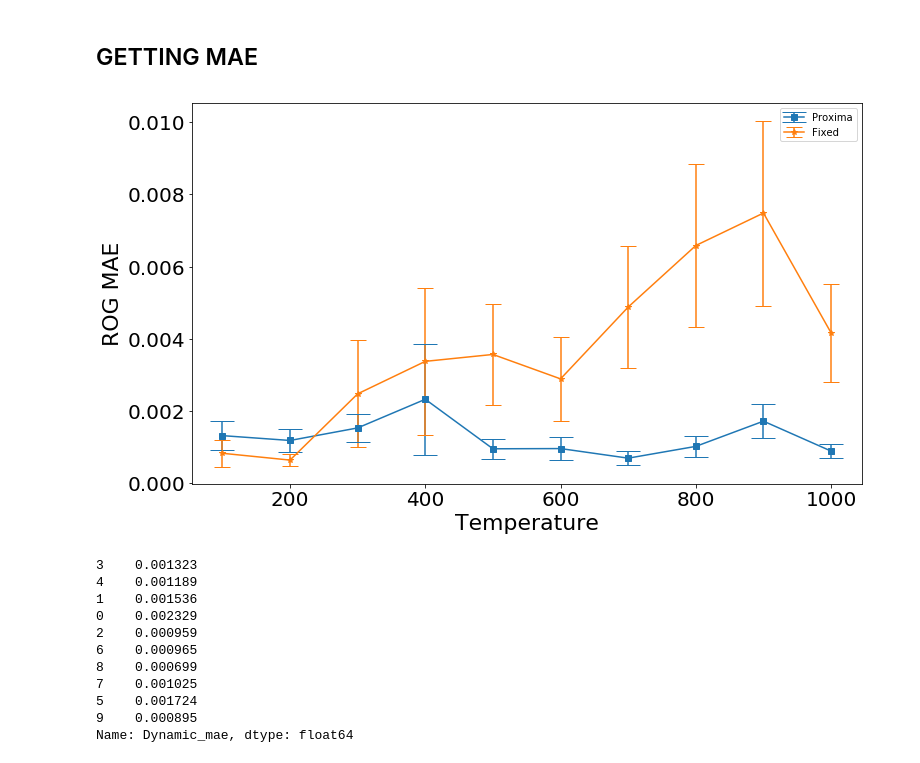
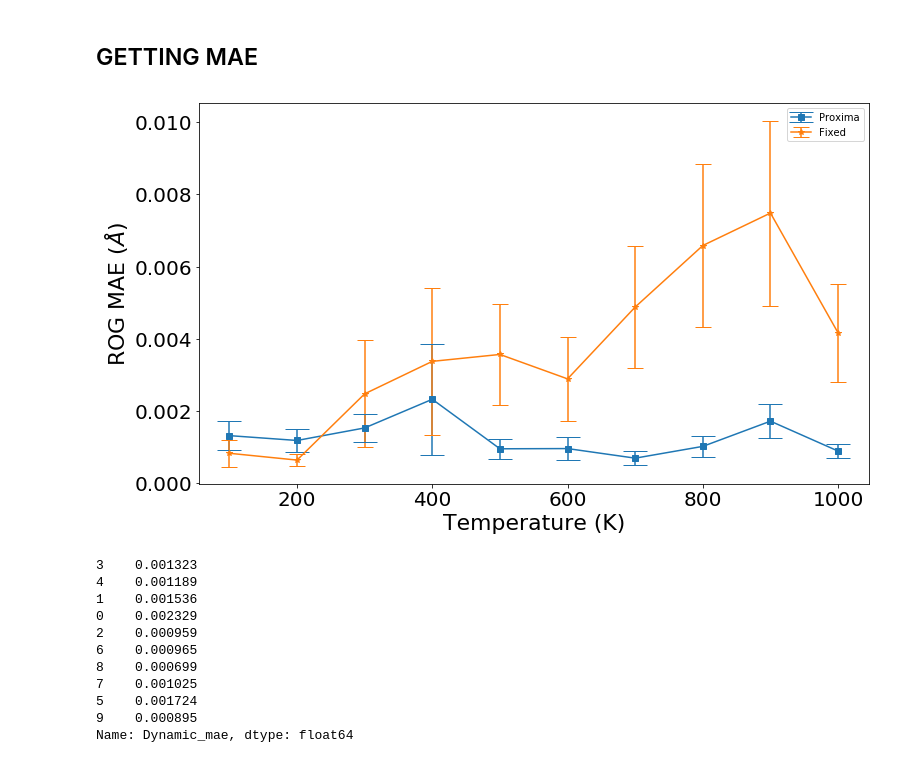
Before and after one commit to YulianaGomez/proxima_analysis, a Jupyter notebook: notebooks/ROG_results.ipynb, the cells around one changed output. Drawn from its saved outputs; the diff is of its cells as text; code cells hidden in the pictures.

```diff
--- a/notebooks/ROG_results.ipynb
+++ b/notebooks/ROG_results.ipynb
@@ -184,8 +184,8 @@ for d in glob.glob(dirs):
 temps_SS = []; rogs_SS_median = []; rogs_SS_std = []
 for k, v in rog_SS.items():
     temps_SS.append(float(k))
-    rogs_SS_median.append(np.median(v))
-    #rogs_SS_median.append(np.mean(v))
+    #rogs_SS_median.append(np.median(v))
+    rogs_SS_median.append(np.mean(v))
     rogs_SS_std.append(np.std(v)/np.sqrt(len(v)))
 
 temps_SS, rogs_SS_median, rogs_SS_std = zip(
@@ -641,22 +738,22 @@ rog_summary = rog_summary.sort_values('T')
 # %%
 fig, ax = plt.subplots(figsize=(FIGWIDTH,7))
 
 plt.xlabel('Execution time',fontsize=BIG)
 plt.ylabel('Mean absolute error', fontsize=BIG)
 plt.xticks(fontsize=MEDIUM)
 plt.yticks(fontsize=MEDIUM)
 ax.yaxis.get_offset_text().set_fontsize(MEDIUM)
 ax.errorbar(rog_summary['T'],rog_summary['Dynamic_mae'],yerr=rog_summary['Dynamic_stderr'],label='Proxima', capsize=12.0, fmt="s-")
 #ax.errorbar(rog_summary['T'],rog_summary['Target_mae'],yerr=rog_summary['Target_stderr'],label='Target', capsize=8.0, fmt="^-")
 ax.errorbar(rog_summary['T'],rog_summary['Fixed_mae'],yerr=rog_summary['Fixed_stderr'], label='Fixed',capsize=8.0, fmt="*-")
 #ax.errorbar(temps,mean_d,yerr=[d_mins,d_maxes],label='Dynamic', capsize=8.0, fmt="o-")
 
 plt.legend()
-plt.xlabel('Temperature')
-plt.ylabel('ROG MAE')
+plt.xlabel('Temperature (K)')
+plt.ylabel('ROG MAE ($\AA$)')
 plt.savefig('Figures/MAE_ROG.pdf')
 # %% [output]
-[figure, old version]
+[figure, new version]
 # %%
 rog_summary['Dynamic_mae']
 # %% [output]
```
Also changed, not shown: parts of 24 cells of this notebook.
